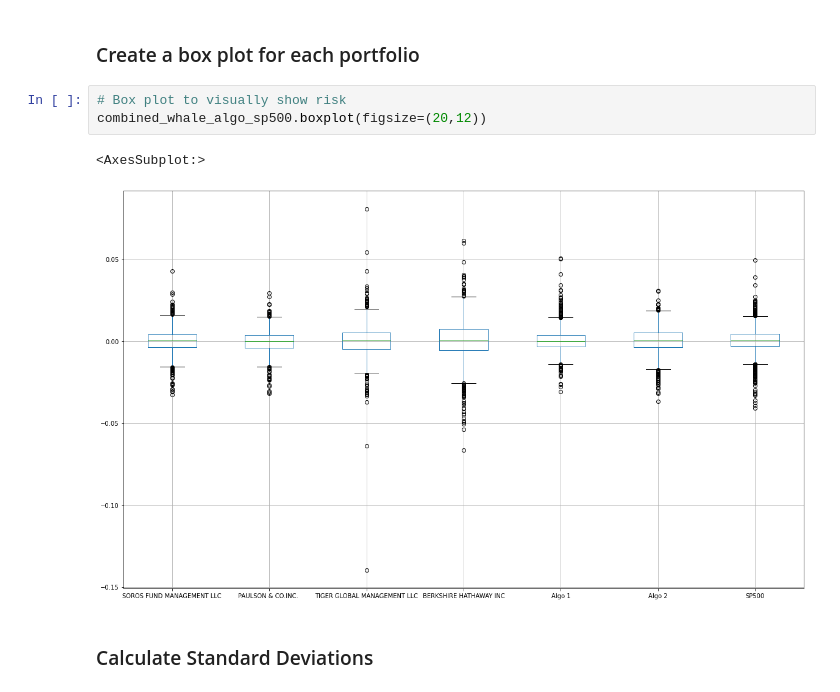
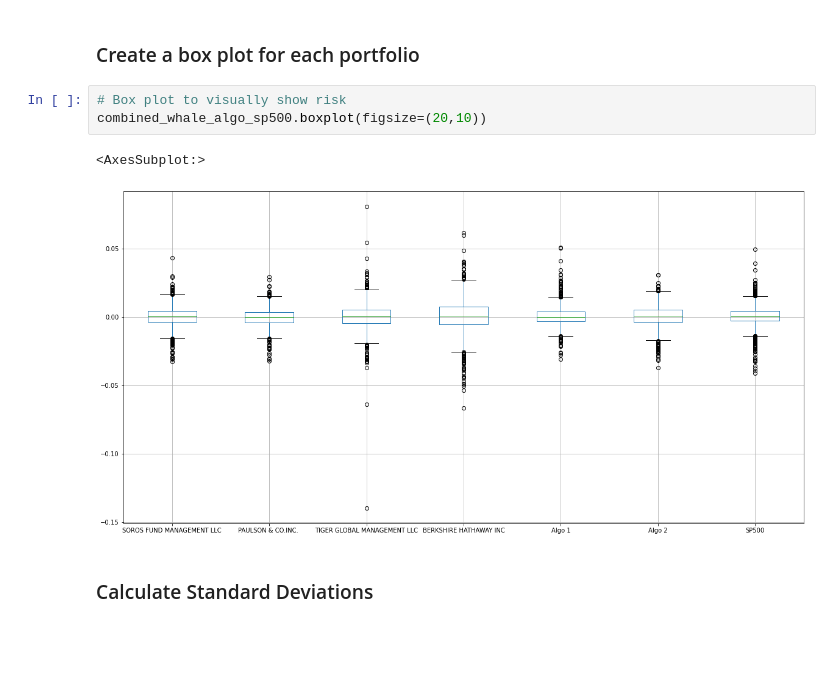
Before and after one commit to mmfsb/Pandas_Homework, a Jupyter notebook: Whale/whale_analysis.ipynb, the cells around one changed output. Saved outputs shown, nothing was run; the diff lists cells and outputs as text; blank space fills up the shorter version.

```diff
--- a/Whale/whale_analysis.ipynb
+++ b/Whale/whale_analysis.ipynb
@@ -278,10 +278,10 @@ Determine the _risk_ of each portfolio:
 ### Create a box plot for each portfolio
 # %%
 # Box plot to visually show risk
-combined_whale_algo_sp500.boxplot(figsize=(20,12))
+combined_whale_algo_sp500.boxplot(figsize=(20,10))
 # %% [output]
 <AxesSubplot:>
-[figure, old version]
+[figure, new version]
 # %% [markdown]
 ### Calculate Standard Deviations
 # %%
```
Also changed, not shown: parts of 9 cells of this notebook.
